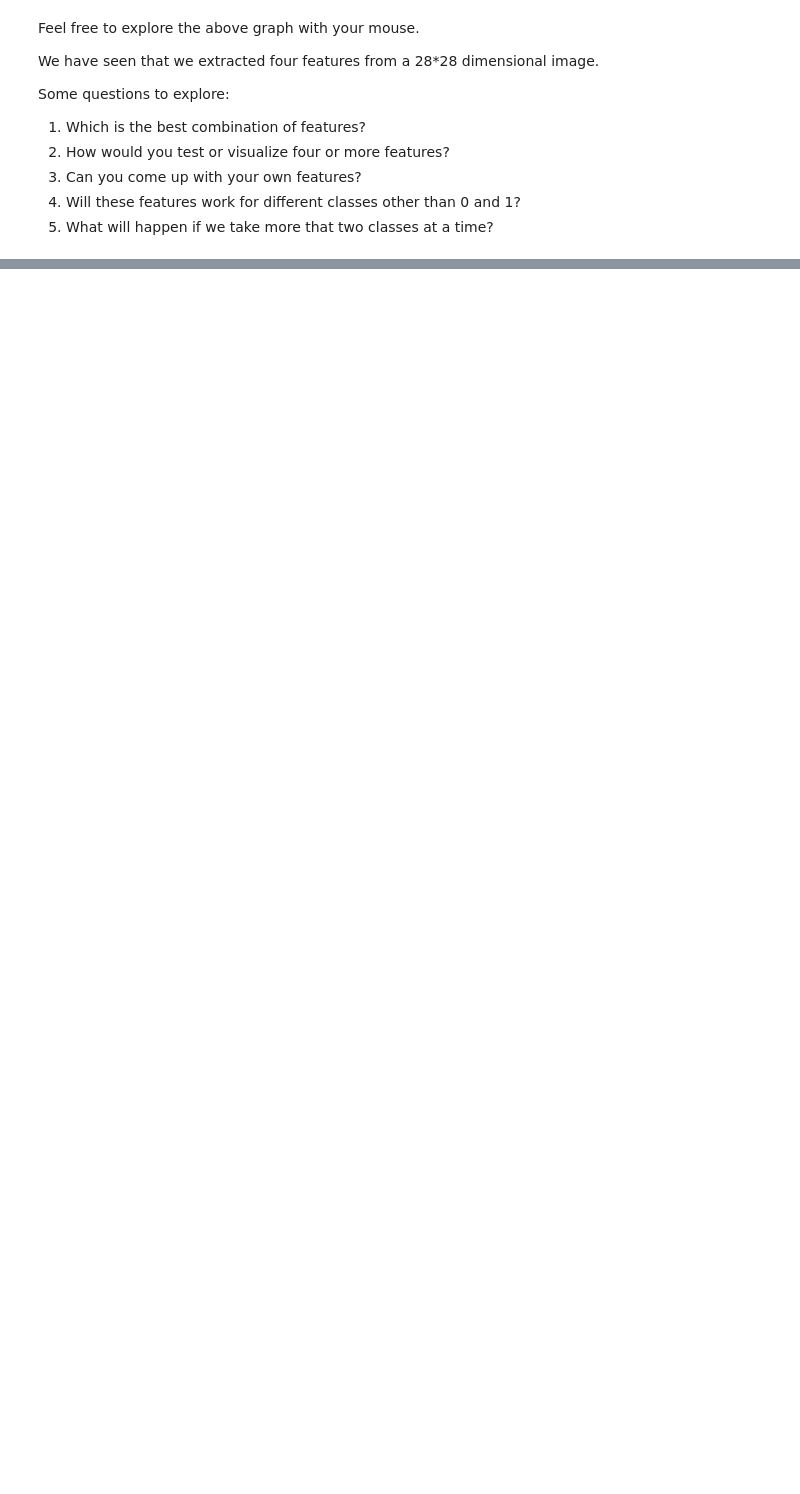
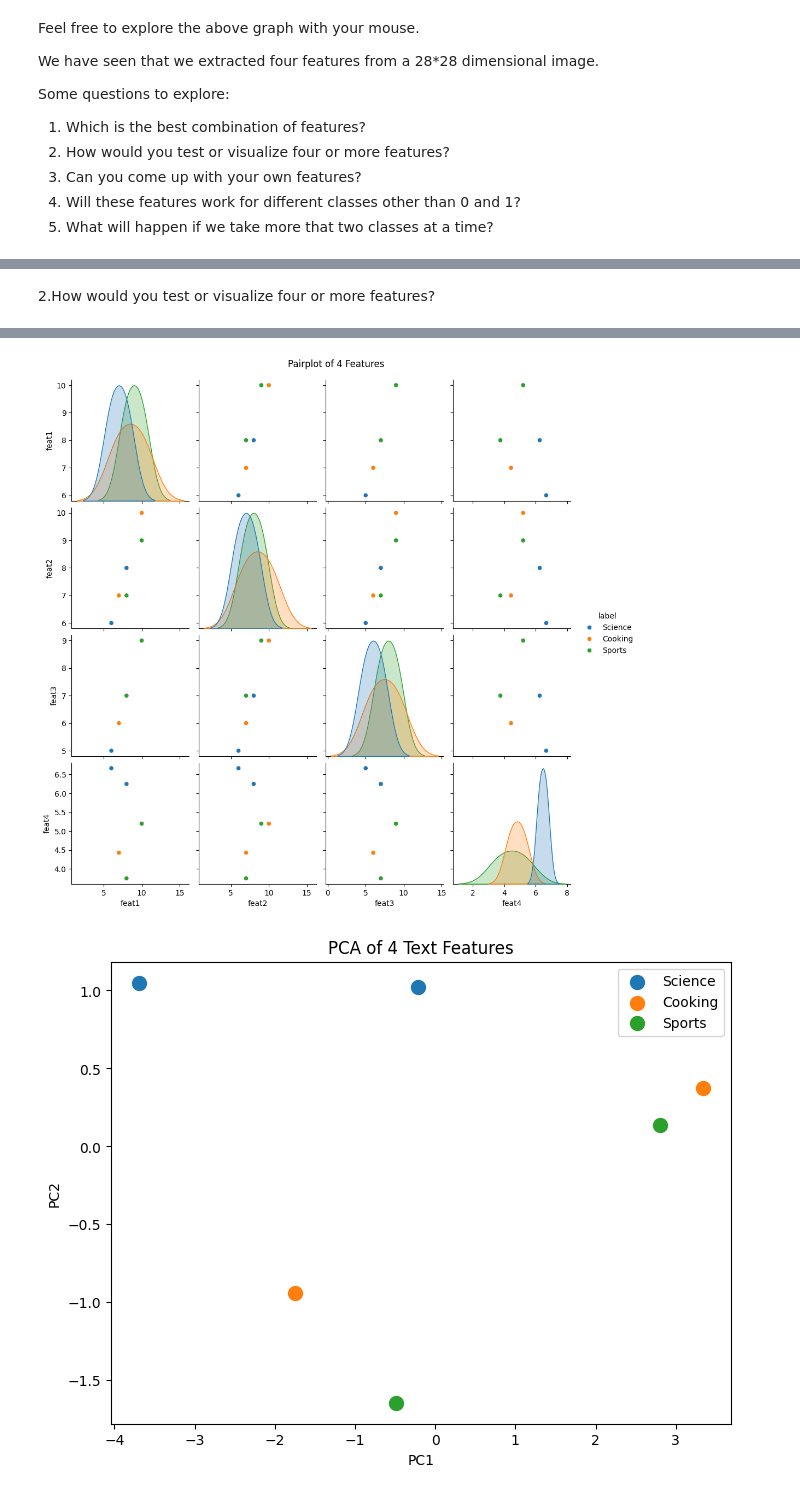
Before and after one commit to manuadu/FMML_Projects_and_Labs, a Jupyter notebook: STP_Module_01_Lab_01_Features.ipynb, the cells around one changed output, grey strips where cells are left out. Cells and saved outputs as stored; diff of their text form; code cells hidden in the pictures; blank space fills up the shorter version.

```diff
--- a/STP_Module_01_Lab_01_Features.ipynb
+++ b/STP_Module_01_Lab_01_Features.ipynb
@@ -1005,0 +1016,77 @@ Some questions to explore:
+# %% [markdown]
+2.How would you test or visualize four or more features?
+# %%
+# Complete program: Feature extraction and visualization for multi-class text
+
+import pandas as pd
+import matplotlib.pyplot as plt
+import seaborn as sns
+from sklearn.decomposition import PCA
+from nltk import word_tokenize
+from collections import Counter
+import nltk
+
+# Download NLTK tokenizer
+nltk.download('punkt')
+
+# Step 1: Sample texts and labels (3 classes)
+data = [
+    ("Climate change affects global temperatures and sea levels.", "Science"),
+    ("The new pizza recipe requires fresh ingredients and olive oil.", "Cooking"),
+    ("The football team won the championship after an intense match.", "Sports"),
+    ("Greenhouse gases contribute to global warming.", "Science"),
+    ("Bake the pizza at 220 degrees for 15 minutes.", "Cooking"),
+    ("The player scored a hat-trick in the final game.", "Sports")
+]
+
+df = pd.DataFrame(data, columns=['text', 'label'])
+
+# Step 2: Feature extraction function
+def extract_features(text):
+    tokens = word_tokenize(text.lower())
+    tokens_alpha = [t for t in tokens if t.isalpha()]  # keep only alphabetic words
+
+    # Feature 1: Total number of words
+    feat1 = len(tokens_alpha)
+
+    # Feature 2: Number of unique words
+    feat2 = len(set(tokens_alpha))
+
+    # Feature 3: Number of bigrams
+    bigram_count = len(list(nltk.ngrams(tokens_alpha, 2)))
+    feat3 = bigram_count
+
+    # Feature 4: Average word length
+    avg_len = sum(len(w) for w in tokens_alpha)/len(tokens_alpha) if tokens_alpha else 0
+    feat4 = avg_len
+
+    return pd.Series([feat1, feat2, feat3, feat4])
+
+# Apply feature extraction
+df[['feat1','feat2','feat3','feat4']] = df['text'].apply(extract_features)
+
+print("Extracted Features:\n", df)
+
+# Step 3: Pairplot
+sns.pairplot(df[['feat1','feat2','feat3','feat4','label']], hue='label', height=2.5)
+plt.suptitle("Pairplot of 4 Features", y=1.02)
+plt.show()
+
+# Step 4: PCA for 2D visualization
+X = df[['feat1','feat2','feat3','feat4']]
+y = df['label']
+
+pca = PCA(n_components=2)
+X_reduced = pca.fit_transform(X)
+
+plt.figure(figsize=(8,6))
+for label in df['label'].unique():
+    idx = df['label'] == label
+    plt.scatter(X_reduced[idx,0], X_reduced[idx,1], label=label, s=100)
+
+plt.xlabel('PC1')
+plt.ylabel('PC2')
+plt.title('PCA of 4 Text Features')
+plt.legend()
+plt.show()
+# %% [output]
@@ -1005,0 +1111,2 @@ Some questions to explore:
+[figure, added]
+[figure, added]
```
Also changed, not shown: parts of 4 cells of this notebook.
